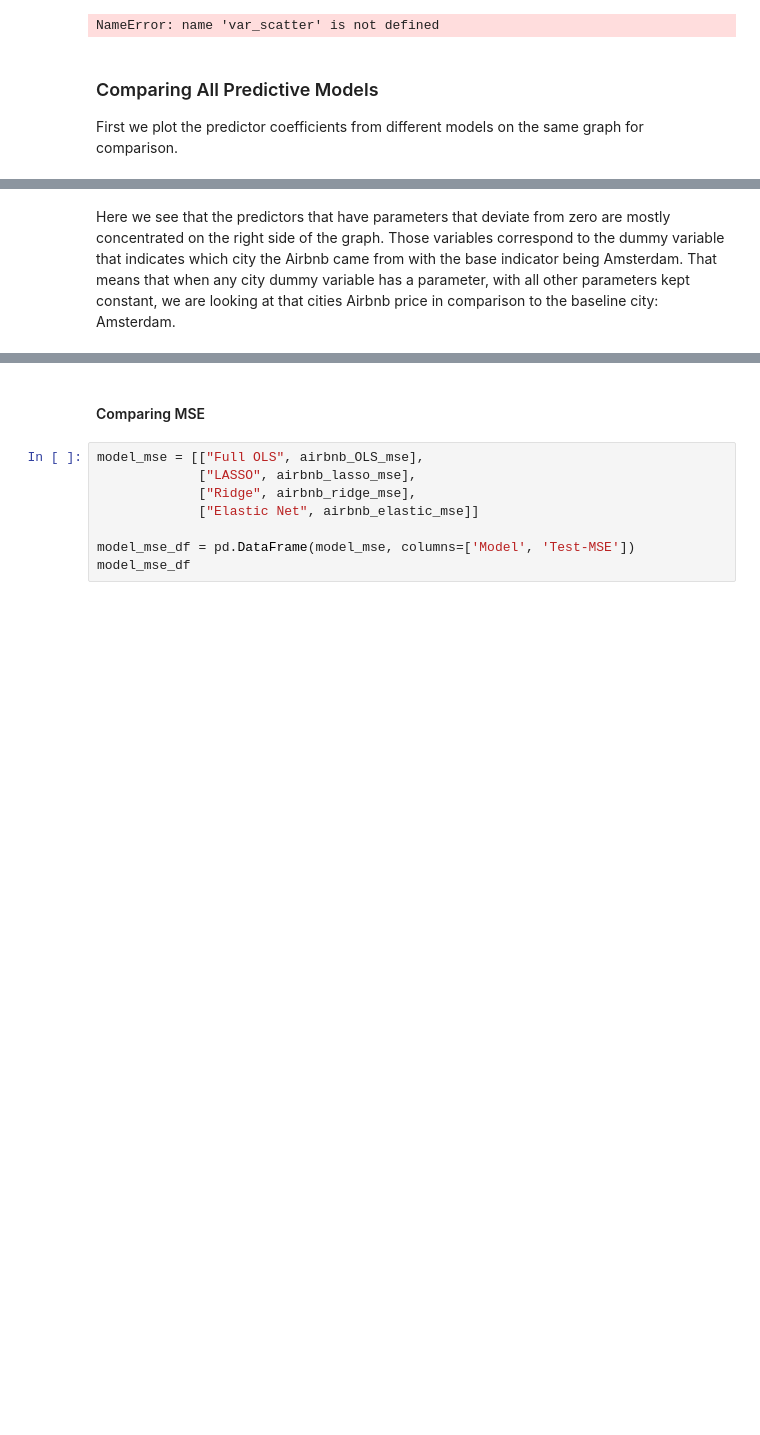
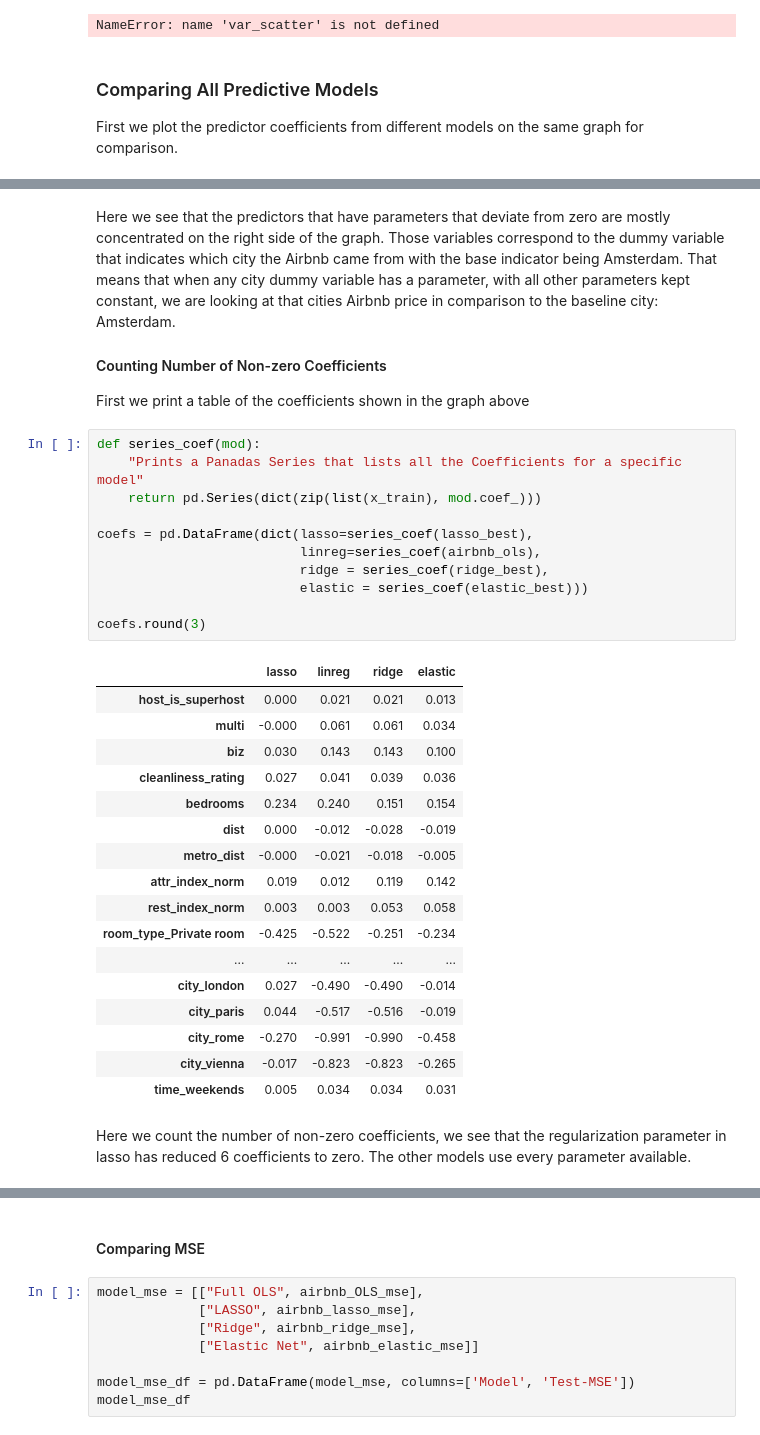
Before and after one commit to Hrithik0015/ECON323_Project, a Jupyter notebook: Project_Report.ipynb, the cells around one changed output, grey strips where cells are left out. Saved outputs shown, nothing was run; the diff lists cells and outputs as text; blank space fills up the shorter version.

```diff
--- a/Project_Report.ipynb
+++ b/Project_Report.ipynb
@@ -576,2 +565,37 @@ plt.show()
 # %% [markdown]
 Here we see that the predictors that have parameters that deviate from zero are mostly concentrated on the right side of the graph. Those variables correspond to the dummy variable that indicates which city the Airbnb came from with the base indicator being Amsterdam. That means that when any city dummy variable has a parameter, with all other parameters kept constant, we are looking at that cities Airbnb price in comparison to the baseline city: Amsterdam.
+
+#### Counting Number of Non-zero Coefficients
+
+First we print a table of the coefficients shown in the graph above
+# %%
+def series_coef(mod):
+    "Prints a Panadas Series that lists all the Coefficients for a specific model"
+    return pd.Series(dict(zip(list(x_train), mod.coef_)))
+
+coefs = pd.DataFrame(dict(lasso=series_coef(lasso_best),
+                          linreg=series_coef(airbnb_ols),
+                          ridge = series_coef(ridge_best),
+                          elastic = series_coef(elastic_best)))
+
+coefs.round(3)
+# %% [output]
+|  | lasso | linreg | ridge | elastic |
+| host_is_superhost | 0.000 | 0.021 | 0.021 | 0.013 |
+| multi | -0.000 | 0.061 | 0.061 | 0.034 |
+| biz | 0.030 | 0.143 | 0.143 | 0.100 |
+| cleanliness_rating | 0.027 | 0.041 | 0.039 | 0.036 |
+| bedrooms | 0.234 | 0.240 | 0.151 | 0.154 |
+| dist | 0.000 | -0.012 | -0.028 | -0.019 |
+| metro_dist | -0.000 | -0.021 | -0.018 | -0.005 |
+| attr_index_norm | 0.019 | 0.012 | 0.119 | 0.142 |
+| rest_index_norm | 0.003 | 0.003 | 0.053 | 0.058 |
+| room_type_Private room | -0.425 | -0.522 | -0.251 | -0.234 |
+| ... | ... | ... | ... | ... |
+| city_london | 0.027 | -0.490 | -0.490 | -0.014 |
+| city_paris | 0.044 | -0.517 | -0.516 | -0.019 |
+| city_rome | -0.270 | -0.991 | -0.990 | -0.458 |
+| city_vienna | -0.017 | -0.823 | -0.823 | -0.265 |
+| time_weekends | 0.005 | 0.034 | 0.034 | 0.031 |
+# %% [markdown]
+Here we count the number of non-zero coefficients, we see that the regularization parameter in lasso has reduced 6 coefficients to zero. The other models use every parameter available.
```
Also changed, not shown: parts of 41 cells of this notebook.
